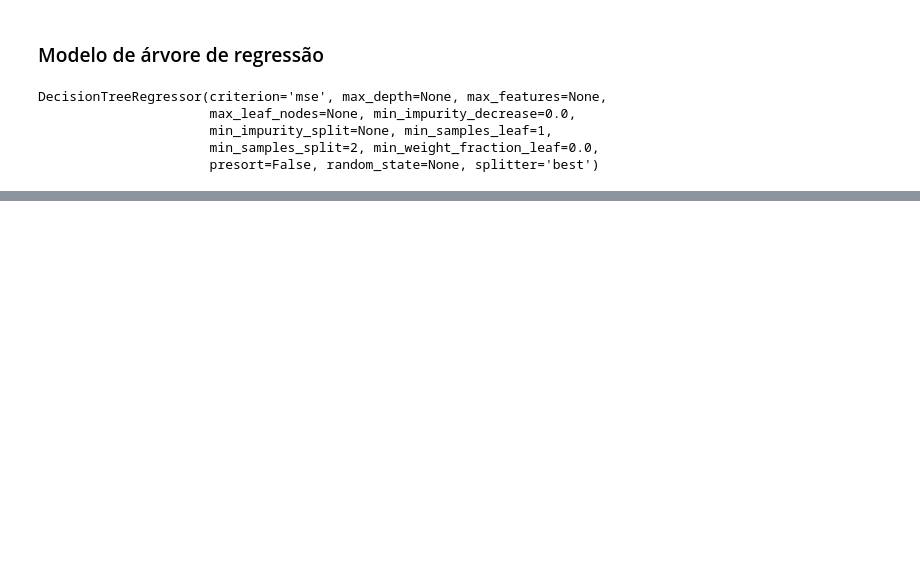
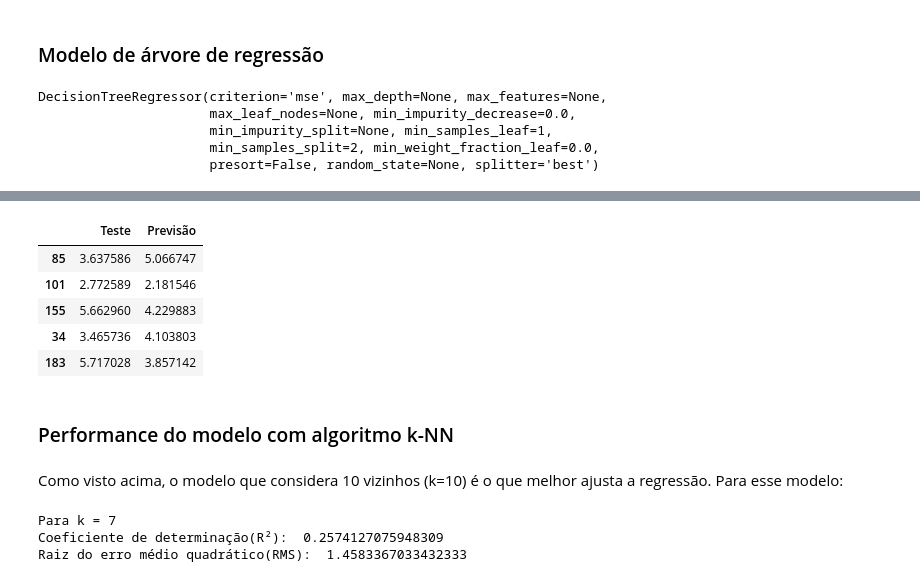
Before and after one commit to NicolasCho/Projeto2_CDados, a Jupyter notebook: Projeto_2_CDados_NicolasCho.ipynb, the cells around one changed output, grey strips where cells are left out. Saved outputs shown, nothing was run; the diff lists cells and outputs as text; code cells hidden in the pictures; blank space fills up the shorter version.

```diff
--- a/Projeto_2_CDados_NicolasCho.ipynb
+++ b/Projeto_2_CDados_NicolasCho.ipynb
@@ -593,0 +612,17 @@ df_treino.head()
+# %%
+media_teste_knn = df_teste_knn['Teste'].mean()
+# %%
+lista_coef = []
+lista_k = []
+for k in range(1,15):
+    modelo_knn = KNeighborsRegressor(n_neighbors=k)
+    modelo_knn.fit(x, y)
+    previsao = modelo_knn.predict(x_teste)
+    coef_determinacao_knn = r2(y_teste, previsao, media_teste_knn)
+    lista_coef.append(coef_determinacao_knn)
+    lista_k.append(k)
+    raiz_erro_medio_knn = rms(y_teste, previsao)
+    print('Para k =',k)
+    print('Coeficiente de determinação(R²): ',coef_determinacao_knn)
+    print('Raiz do erro médio quadrático(RMS): ',raiz_erro_medio_knn)
+    print('----------------------------------')
@@ -593,0 +647,31 @@ df_treino.head()
+# %%
+melhor_coef = max(lista_coef)
+k = lista_k[lista_coef.index(melhor_coef)]
+modelo_knn = KNeighborsRegressor(n_neighbors=k)
+modelo_knn.fit(x, y)
+previsao = modelo_knn.predict(x_teste)
+
+df_teste_knn=pd.DataFrame({'Teste':y_teste, 'Previsão':previsao})
+df_teste_knn.head()
+# %% [output]
+|  | Teste | Previsão |
+| 85 | 3.637586 | 5.066747 |
+| 101 | 2.772589 | 2.181546 |
+| 155 | 5.662960 | 4.229883 |
+| 34 | 3.465736 | 4.103803 |
+| 183 | 5.717028 | 3.857142 |
+# %% [markdown]
+### Performance do modelo com algoritmo k-NN
+# %% [markdown]
+Como visto acima, o modelo que considera 10 vizinhos (k=10) é o que melhor ajusta a regressão. Para esse modelo:
+# %%
+coef_determinacao_knn = r2(y_teste, previsao, media_teste_knn)
+raiz_erro_medio_knn = rms(y_teste, previsao)
+
+print('Para k =',k)
+print('Coeficiente de determinação(R²): ',coef_determinacao_knn)
+print('Raiz do erro médio quadrático(RMS): ',raiz_erro_medio_knn)
+# %% [output]
+Para k = 7
+Coeficiente de determinação(R²):  0.2574127075948309
+Raiz do erro médio quadrático(RMS):  1.4583367033432333
```
Also changed, not shown: parts of 22 cells of this notebook.
